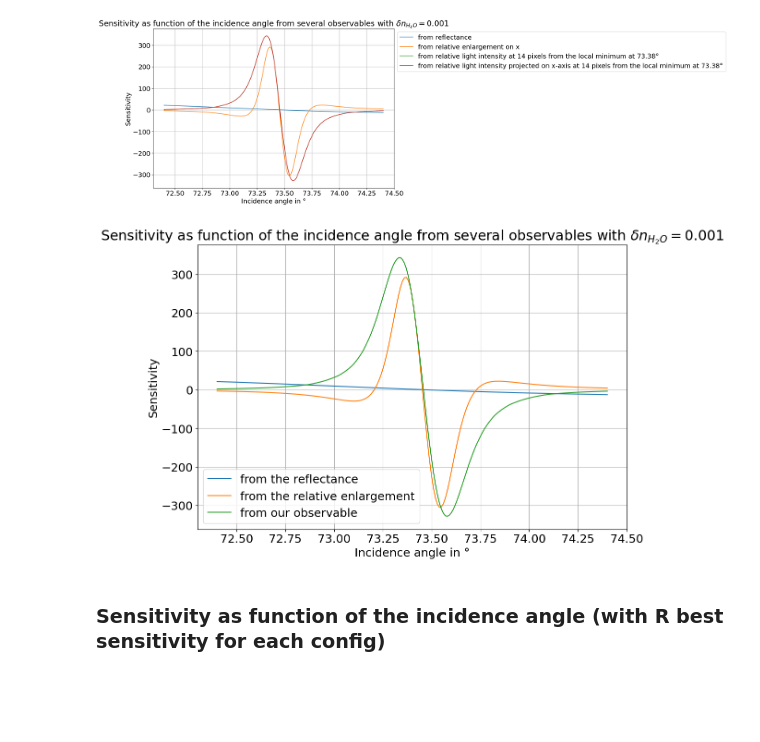
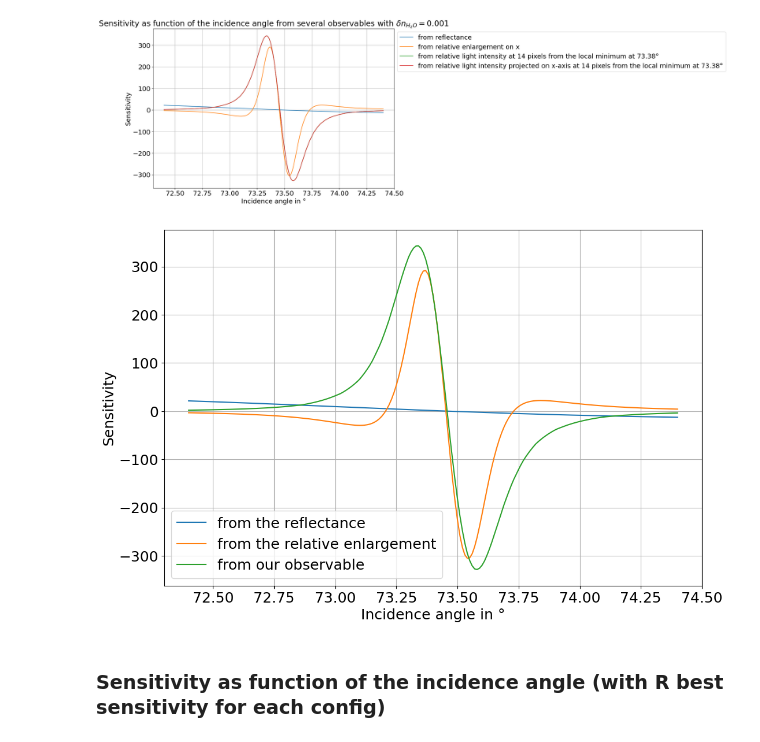
Before and after one commit to Tristan63170/Interferometric_Reflectivity_Dip, a Jupyter notebook: with_water/observable_determination_and_sensitivity_parallel.ipynb, the cells around one changed output. Drawn from its saved outputs; the diff is of its cells as text; code cells hidden in the pictures; blank space fills up the shorter version.

```diff
--- a/with_water/observable_determination_and_sensitivity_parallel.ipynb
+++ b/with_water/observable_determination_and_sensitivity_parallel.ipynb
@@ -596,18 +596,18 @@ Sensitivity improvement in % vs reflectance canonical value (65):
 # %%
 plt.figure(figsize=(12,8))
 plt.plot(inc_range2, S_BASE, label="from the reflectance")
 plt.plot(inc_range2, S_ENLARG, label="from the relative enlargement")
 plt.plot(inc_range2, S_I_PROJ_REL_MIN, label=f"from our observable")
-plt.title(fr"Sensitivity as function of the incidence angle from several observables with $\delta n_{{H_2O}} = ${n_variation}")
+# plt.title(fr"Sensitivity as function of the incidence angle from several observables with $\delta n_{{H_2O}} = ${n_variation}")
 plt.xlabel("Incidence angle in °")
 plt.ylabel("Sensitivity")
 plt.legend(loc="best")
 plt.grid();
 if SAVE_MODE:
     for file_ext in save_formats:
         plt.savefig(f"Plots/{file_ext}/observables_sensitivity/sensitivity_simple.{file_ext}", bbox_inches="tight")
 # %% [output]
-[figure, old version]
+[figure, new version]
 # %% [markdown]
 ### Sensitivity as function of the incidence angle (with R best sensitivity for each config)
 # %%
```
Also changed, not shown: parts of 1 cell of this notebook, 8 other files.
